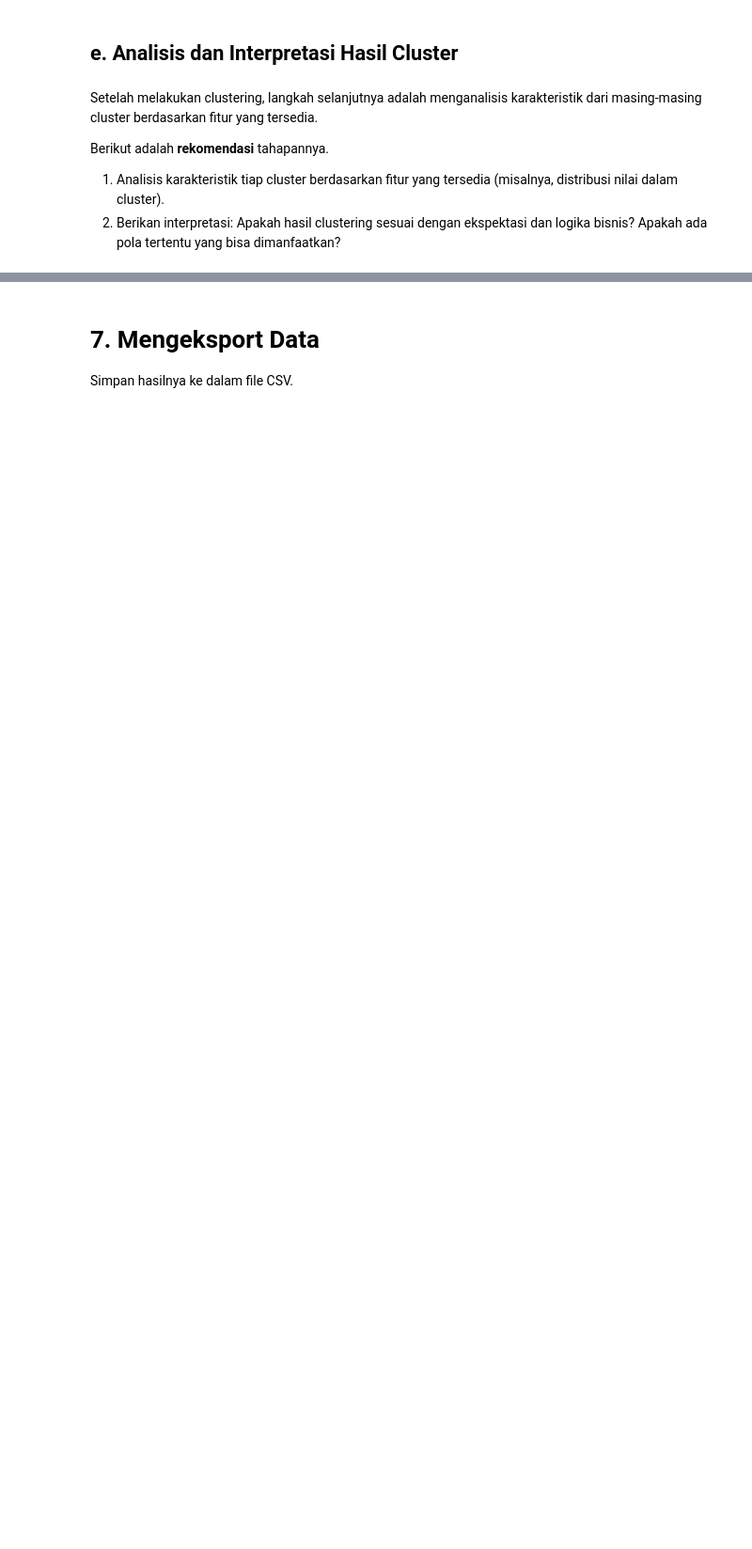
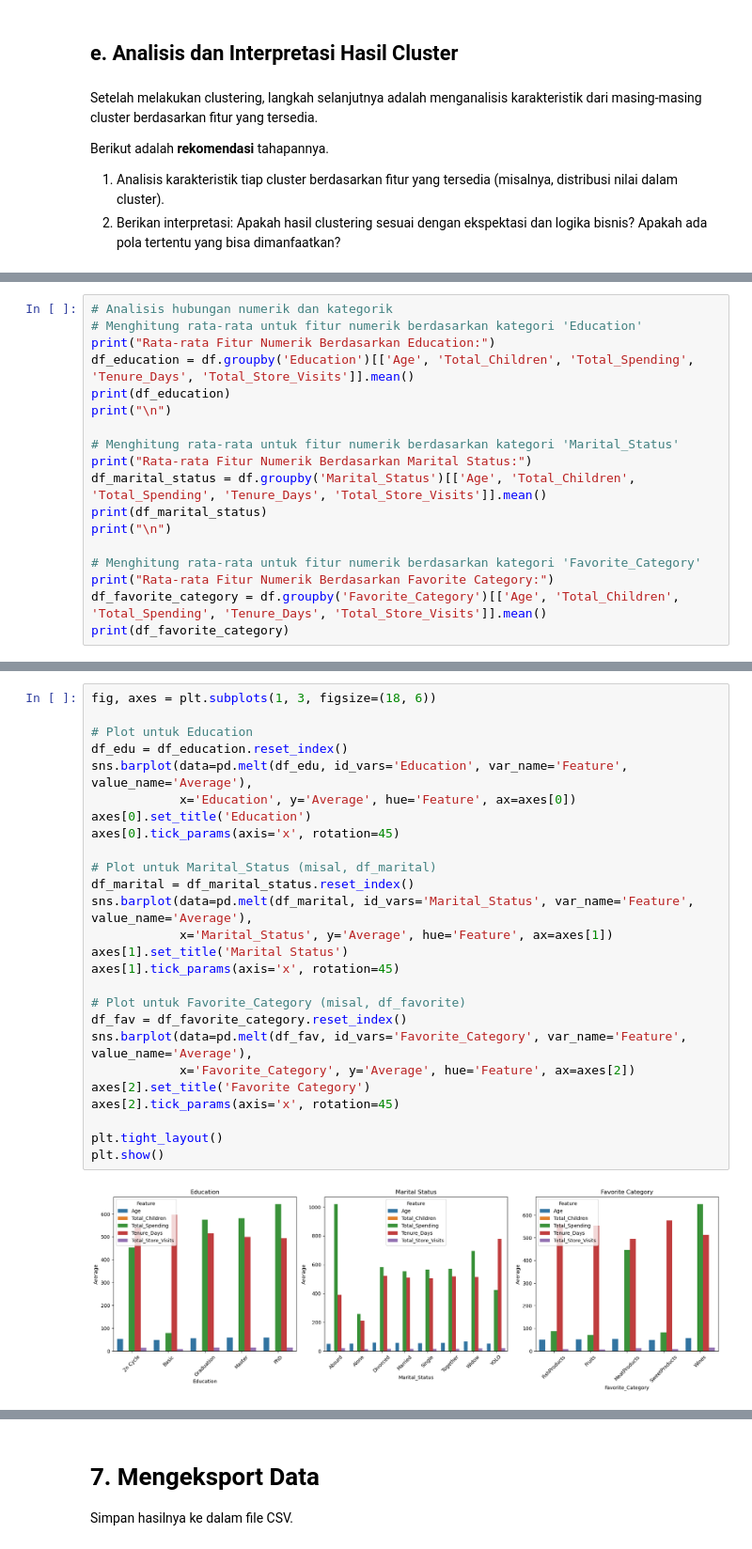
Before and after one commit to RifqiAnshariR/Dicoding-Submissions, a Jupyter notebook: Belajar Dasar Machine Learning/[Clustering]_Submission_Akhir_BMLP_Rifqi Anshari Rasyid.ipynb, the cells around one changed output, grey strips where cells are left out. Shown at 94% size. Cells and saved outputs as stored; diff of their text form; blank space fills up the shorter version.

```diff
--- a/Belajar Dasar Machine Learning/[Clustering]_Submission_Akhir_BMLP_Rifqi Anshari Rasyid.ipynb
+++ b/Belajar Dasar Machine Learning/[Clustering]_Submission_Akhir_BMLP_Rifqi Anshari Rasyid.ipynb
@@ -591,0 +607,18 @@ Ini dapat membantu dalam merancang strategi pemasaran yang lebih terarah untuk m
+# %%
+# Analisis hubungan numerik dan kategorik
+# Menghitung rata-rata untuk fitur numerik berdasarkan kategori 'Education'
+print("Rata-rata Fitur Numerik Berdasarkan Education:")
+df_education = df.groupby('Education')[['Age', 'Total_Children', 'Total_Spending', 'Tenure_Days', 'Total_Store_Visits']].mean()
+print(df_education)
+print("\n")
+
+# Menghitung rata-rata untuk fitur numerik berdasarkan kategori 'Marital_Status'
+print("Rata-rata Fitur Numerik Berdasarkan Marital Status:")
+df_marital_status = df.groupby('Marital_Status')[['Age', 'Total_Children', 'Total_Spending', 'Tenure_Days', 'Total_Store_Visits']].mean()
+print(df_marital_status)
+print("\n")
+
+# Menghitung rata-rata untuk fitur numerik berdasarkan kategori 'Favorite_Category'
+print("Rata-rata Fitur Numerik Berdasarkan Favorite Category:")
+df_favorite_category = df.groupby('Favorite_Category')[['Age', 'Total_Children', 'Total_Spending', 'Tenure_Days', 'Total_Store_Visits']].mean()
+print(df_favorite_category)
@@ -591,0 +643,28 @@ Ini dapat membantu dalam merancang strategi pemasaran yang lebih terarah untuk m
+# %%
+fig, axes = plt.subplots(1, 3, figsize=(18, 6))
+
+# Plot untuk Education
+df_edu = df_education.reset_index()
+sns.barplot(data=pd.melt(df_edu, id_vars='Education', var_name='Feature', value_name='Average'),
+            x='Education', y='Average', hue='Feature', ax=axes[0])
+axes[0].set_title('Education')
+axes[0].tick_params(axis='x', rotation=45)
+
+# Plot untuk Marital_Status (misal, df_marital)
+df_marital = df_marital_status.reset_index()
+sns.barplot(data=pd.melt(df_marital, id_vars='Marital_Status', var_name='Feature', value_name='Average'),
+            x='Marital_Status', y='Average', hue='Feature', ax=axes[1])
+axes[1].set_title('Marital Status')
+axes[1].tick_params(axis='x', rotation=45)
+
+# Plot untuk Favorite_Category (misal, df_favorite)
+df_fav = df_favorite_category.reset_index()
+sns.barplot(data=pd.melt(df_fav, id_vars='Favorite_Category', var_name='Feature', value_name='Average'),
+            x='Favorite_Category', y='Average', hue='Feature', ax=axes[2])
+axes[2].set_title('Favorite Category')
+axes[2].tick_params(axis='x', rotation=45)
+
+plt.tight_layout()
+plt.show()
+# %% [output]
+[figure, added]
```
Also changed, not shown: parts of 37 cells of this notebook.
